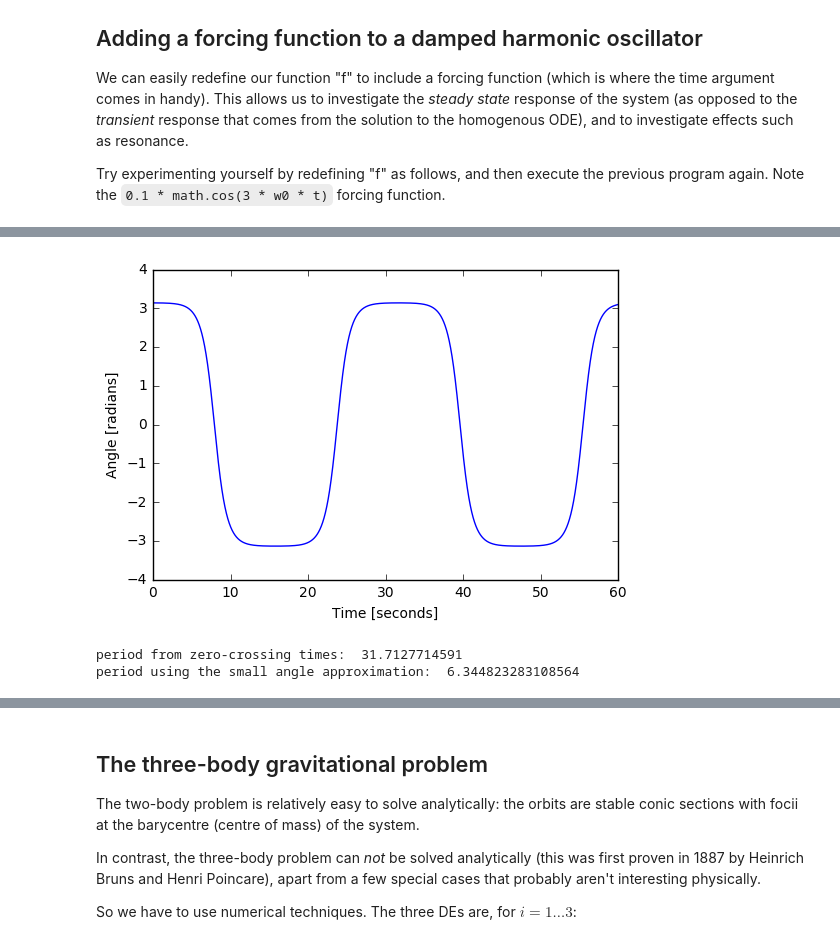
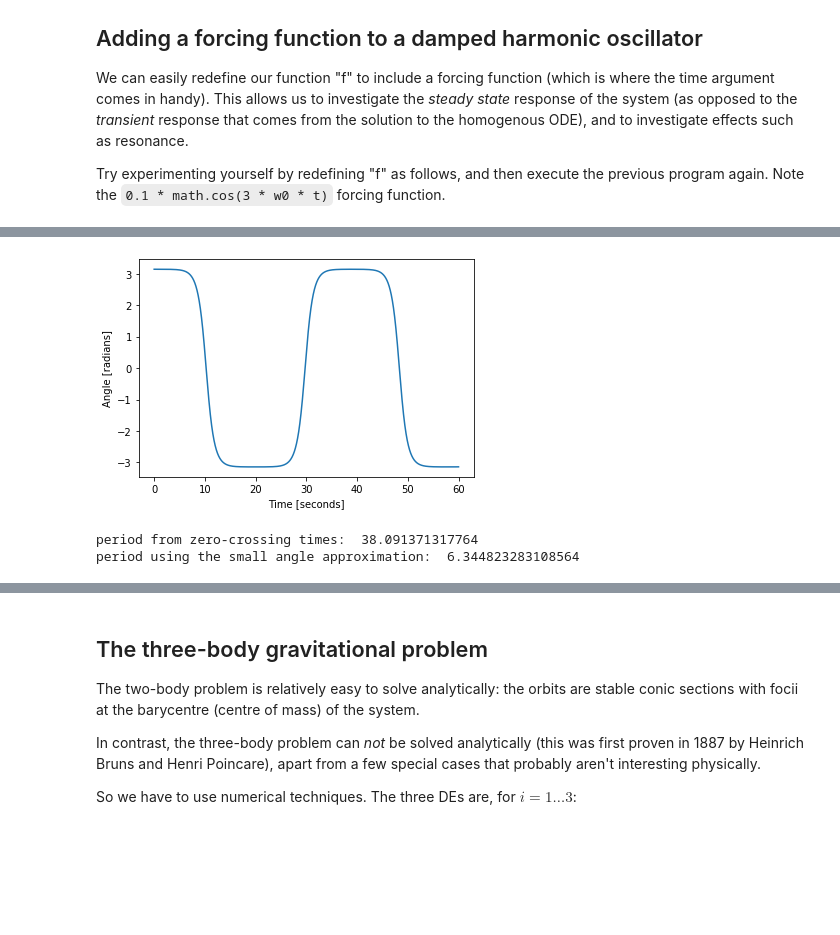
Before and after one commit to phys3112/intro, a Jupyter notebook: mcba2-numerical-integration-of-ODEs.ipynb, the cells around one changed output, grey strips where cells are left out. Drawn from its saved outputs; the diff is of its cells as text; code cells hidden in the pictures; blank space fills up the shorter version.

```diff
--- a/mcba2-numerical-integration-of-ODEs.ipynb
+++ b/mcba2-numerical-integration-of-ODEs.ipynb
@@ -250,7 +255,8 @@ for time in t:
     # Calculate the total energy. This should remain constant.
     # Note that we backtrack the velocity to the beginning of the time step.
 
-    e_arr.append(0.5 * m * (x_dot - 0.5 * x_double_dot * dt)**2 + 0.5 * k * x**2)
+    e_arr.append(0.5 * m * (x_dot - 0.5 * x_double_dot * dt)**2 \
+                 + 0.5 * k * x**2)
 
     # Update the position and velocity using the leapfrog algorithm.
 
@@ -315,7 +321,7 @@ from scipy.integrate import odeint
 
 # Create an array of time values.
 
-t = np.linspace(0, 60.0, 60.0 / 0.01)
+t = np.linspace(0, 60.0, int(60 / 0.01))
 
 # The parameters of the spring system.
 
@@ -394,16 +400,18 @@ import matplotlib.pyplot as plt
 
 # Create an array of time values.
 
-t = np.linspace(0, 60.0, 60.0 / 0.01)
+t = np.linspace(0, 60.0, int(60.0 / 0.01))
 
 # The parameters.
 
-zeta = 0.1
+zeta = 0.3
 
 # We are using the same angular frequency as for the
 # previous simple harmonic case.
 
-w0 = (3.00/1.23)**0.5
+k = 3.00
+m = 1.23
+w0 = (k / m)**0.5
 
 # Solve it! Note that the initial conditions are x = 0.1, v = 0.0.
 
@@ -413,14 +421,17 @@ solution = odeint(f, [0.1, 0.0], t, args=(zeta, w0))
 # and the second column the velocities.
 
 plt.plot(t, solution[:,0])
+plt.xlabel("Time [seconds]")
 plt.ylabel("Displacement [metres]")
+# Uncomment this line to zoom in on the zero crossing.
+# plt.ylim(-0.0001,0.0001)
+plt.show()
 
 # Uncomment these lines to plot energy.
 
-# plt.plot(t, solution[:,1])
-# plt.ylabel("Total energy [Joules]")
+plt.plot(t, 0.5 * m * solution[:,1] ** 2 + 0.5 * k * solution[:,0]**2)
+plt.ylabel("Total energy [Joules]")
 
-# plt.ylim(-0.00001,0.00001)
 plt.xlabel("Time [seconds]")
 plt.show()
 # %% [output]
@@ -494,7 +506,7 @@ def f(y, t, gravity, l):
 
 # Create an array of time values.
 
-t = np.linspace(0, 60.0, 60.0 / 0.001)
+t = np.linspace(0, 60.0, int(60.0 / 0.001))
 
 # The parameters.
 
@@ -503,7 +515,7 @@ l = 10.0
 
 # Solve it! The 2nd argument to "odeint" gives the initial conditions.
 
-solution = odeint(f, [math.pi * 0.999, 0.0], t, args=(gravity, l))
+solution = odeint(f, [math.pi * 0.9999, 0.0], t, args=(gravity, l))
 
 plt.plot(t, solution[:,0])
 plt.xlabel("Time [seconds]")
@@ -531,35 +543,35 @@ for x in solution[:,0]:
     # make a special case.
 
     if i != 0:
 
         # Test for zero-crossing.
 
         if x * prev_x < 0:
 
             # Use linear interpolation to refine the time of
             # zero-crossing.
 
             z = t[i-1] + (t[i] - t[i-1]) * prev_x / (prev_x - x)
 
             # And store it in our list.
 
             zero_crossing_times.append(z)
     prev_x = x
     i += 1
 
 # We have now examined all the data, so use the longest time separation
 # between zero-crossings, and divide by the number of periods.
 
 if len(zero_crossing_times) > 1:
     print("period from zero-crossing times: ", (zero_crossing_times[-1] - zero_crossing_times[0]) /
           (0.5 * (len(zero_crossing_times) - 1)))
 
 # Compare with the small-angle approximation.
 
 print("period using the small angle approximation: ", 2*math.pi*(l / gravity)**0.5)
 # %% [output]
-[figure, old version]
+[figure, new version]
-period from zero-crossing times:  31.7127714591
+period from zero-crossing times:  38.091371317764
 period using the small angle approximation:  6.344823283108564
 # %% [markdown]
 You should experiment with the initial conditions of the pendulum, and see how the motion becomes clearly non-sinsoidal when the amplitude is large.
```
Also changed, not shown: parts of 9 cells of this notebook, 3 other files.
